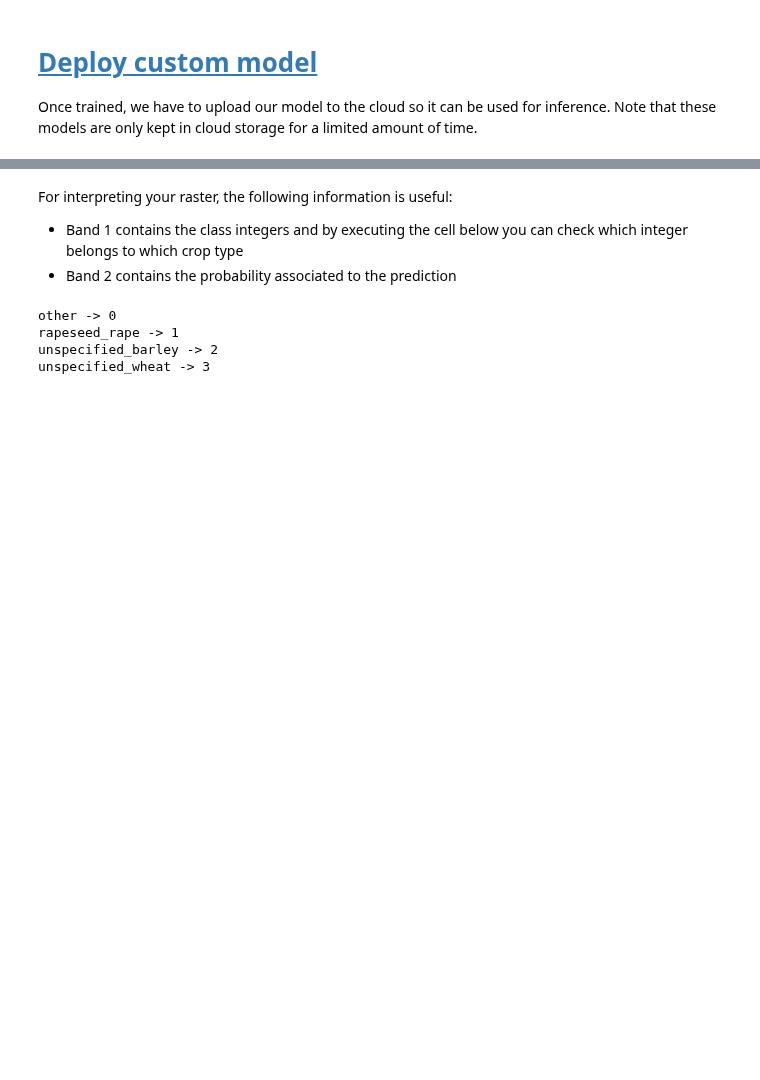
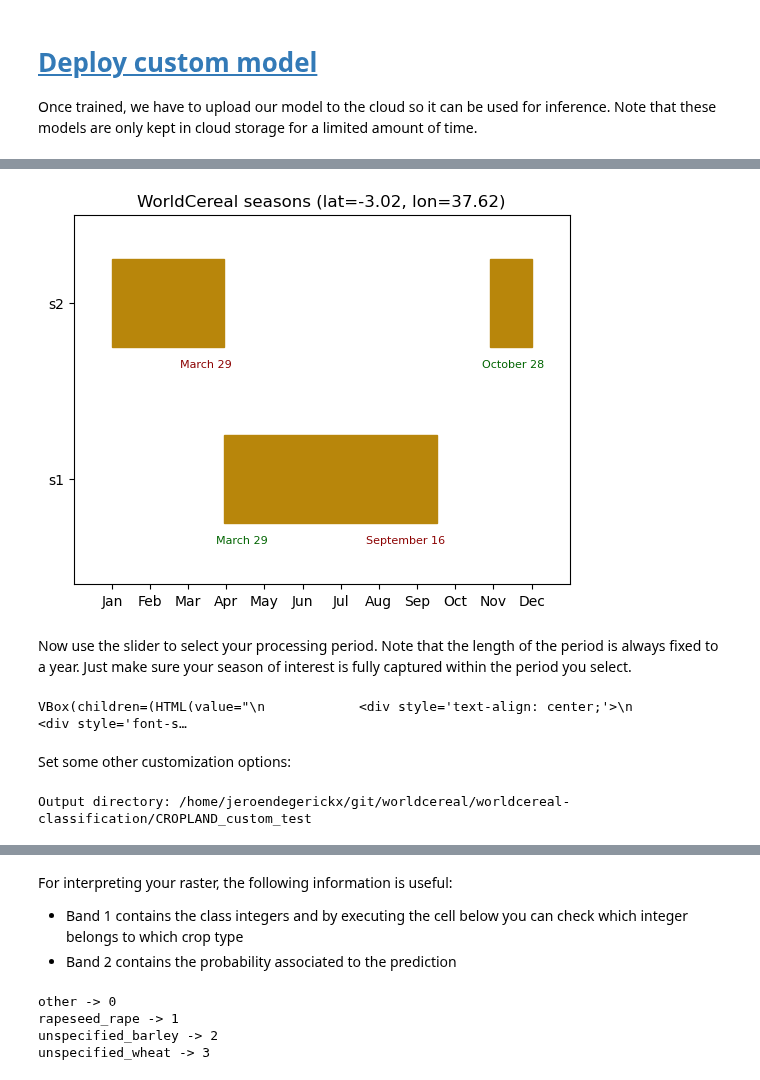
Before and after one commit to WorldCereal/worldcereal-classification, a Jupyter notebook: notebooks/worldcereal_v1_demo_custom_cropland.ipynb, the cells around one changed output, grey strips where cells are left out. Cells and saved outputs as stored; diff of their text form; code cells hidden in the pictures; blank space fills up the shorter version.

```diff
--- a/notebooks/worldcereal_v1_demo_custom_cropland.ipynb
+++ b/notebooks/worldcereal_v1_demo_custom_cropland.ipynb
@@ -207,0 +170,6 @@ InvalidProtobuf: [ONNXRuntimeError] : 7 : INVALID_PROTOBUF : Failed to load mode
+# %%
+from utils import retrieve_worldcereal_seasons
+
+spatial_extent = map.get_processing_extent()
+seasons = retrieve_worldcereal_seasons(spatial_extent)
+# %% [output]
@@ -207,0 +177,42 @@ InvalidProtobuf: [ONNXRuntimeError] : 7 : INVALID_PROTOBUF : Failed to load mode
+[figure, added]
+# %% [markdown]
+Now use the slider to select your processing period. Note that the length of the period is always fixed to a year.
+Just make sure your season of interest is fully captured within the period you select.
+# %%
+from utils import date_slider
+
+slider = date_slider()
+slider.show_slider()
+# %% [output]
+VBox(children=(HTML(value="\n            <div style='text-align: center;'>\n                <div style='font-s…
+# %% [markdown]
+Set some other customization options:
+# %%
+from worldcereal.job import PostprocessParameters
+import os
+from pathlib import Path
+
+# Choose whether or not you want to spatially clean the classification results (default = True)
+postprocess_result = True
+# Choose the postprocessing method you want to use ["smooth_probabilities", "majority_vote"] (default = "smooth_probabilities")
+postprocess_method = "majority_vote"
+# Additiona parameters for the majority vote method:
+kernel_size = 3 # default = 5
+conf_threshold = 60 # default = 30
+# Do you want to save the intermediate results (before applying the postprocessing)
+save_intermediate = True #default is False
+# Do you want to save all class probabilities in the final product? (default is False)
+keep_class_probs = True
+
+postprocess_parameters = PostprocessParameters(enable=postprocess_result,
+                                               method=postprocess_method,
+                                               kernel_size=kernel_size,
+                                               conf_threshold=conf_threshold,
+                                               save_intermediate=save_intermediate,
+                                               keep_class_probs=keep_class_probs)
+
+# Specify the local directory where the resulting maps should be downloaded to.
+output_dir = Path(os.getcwd()) / 'CROPLAND_custom_test'
+print(f"Output directory: {output_dir}")
+# %% [output]
+Output directory: /home/jeroendegerickx/git/worldcereal/worldcereal-classification/CROPLAND_custom_test
```
Also changed, not shown: parts of 13 cells of this notebook, 2 other files.
